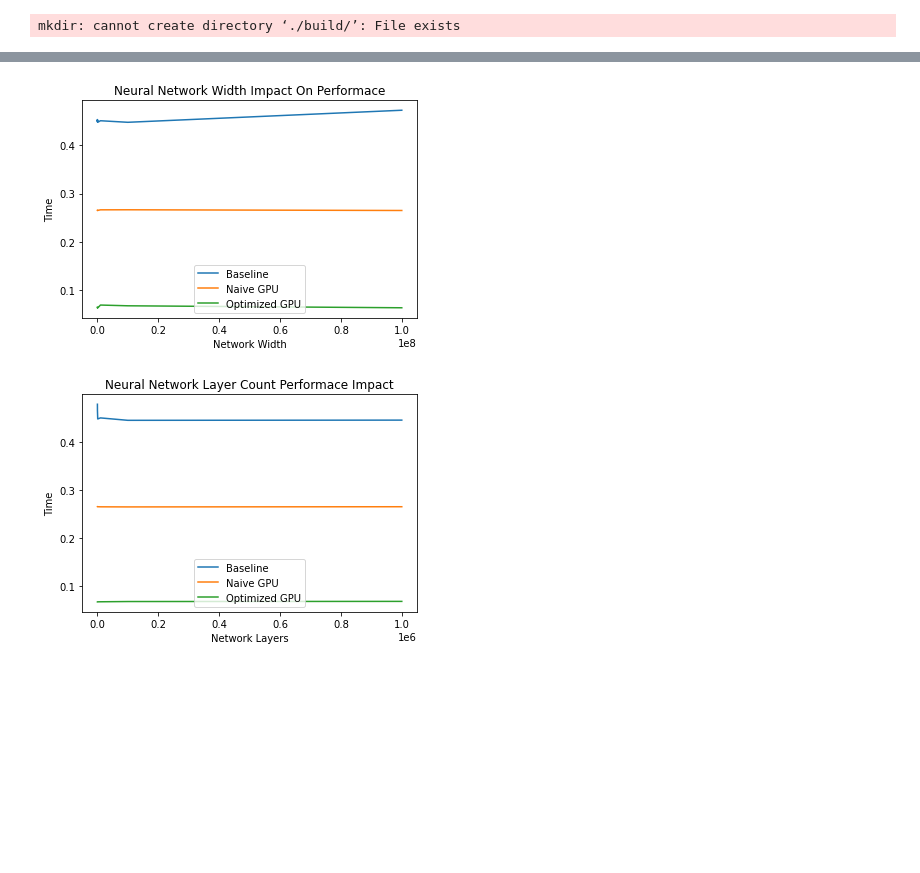
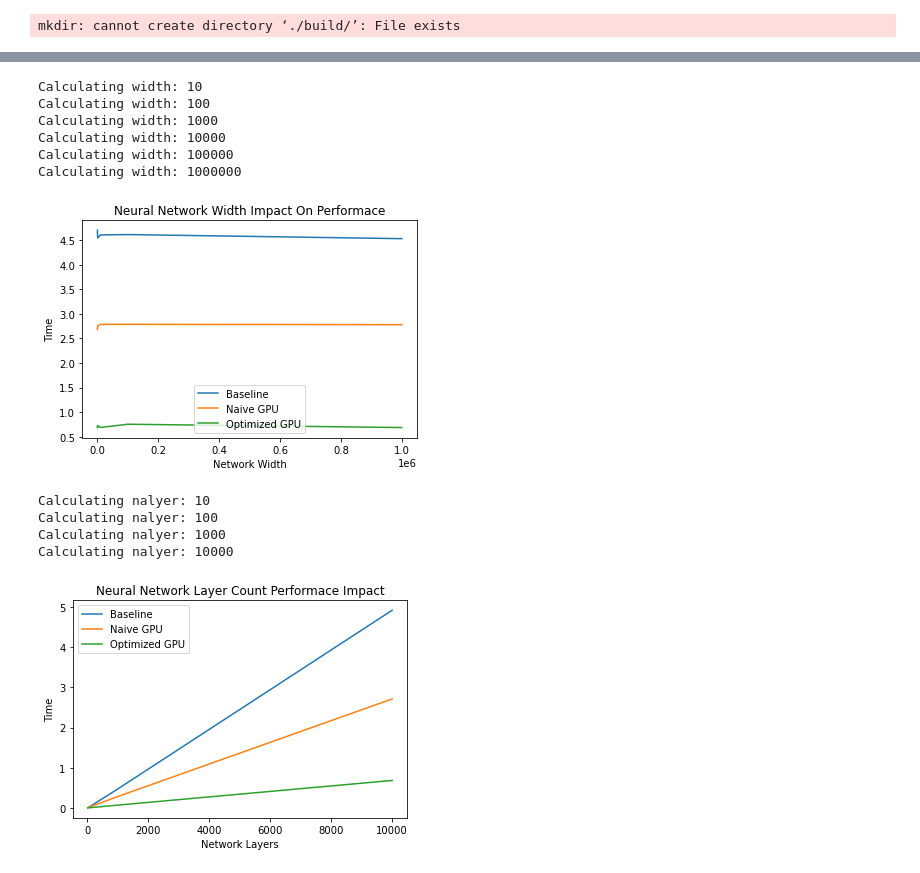
Before and after one commit to Depetrol/ScaleAI, a Jupyter notebook: performance.ipynb, the cells around one changed output, grey strips where cells are left out. Cells and saved outputs as stored; diff of their text form; code cells hidden in the pictures; blank space fills up the shorter version.

Commit message:
add plot

```diff
--- a/performance.ipynb
+++ b/performance.ipynb
@@ -60,15 +60,16 @@ Test_GPU(5000, 1024)
 import numpy as np
 import matplotlib.pyplot as plt
 # %%
-width_arr = [10, 100, 1000, 10000, 100000, 1000000, 10000000, 100000000]
+width_arr = [10, 100, 1000, 10000, 100000, 1000000]
 result_arr_Base = []
 result_arr_GPU_Naive = []
 result_arr_GPU = []
 
 for width in width_arr:
-    result_arr_Base.append( Test_Base(1000, width) )
-    result_arr_GPU_Naive.append( Test_GPU_Naive(1000, width) )
-    result_arr_GPU.append(Test_GPU(1000, width))
+    print("Calculating width:", width)
+    result_arr_Base.append( Test_Base(10000, width) )
+    result_arr_GPU_Naive.append( Test_GPU_Naive(10000, width) )
+    result_arr_GPU.append(Test_GPU(10000, width))
 
 x = np.array(width_arr)
 fig, ax = plt.subplots()
@@ -82,28 +83,39 @@ ax.set_title('Neural Network Width Impact On Performace')
 ax.legend()
 plt.show()
 # %% [output]
+Calculating width: 10
+Calculating width: 100
+Calculating width: 1000
+Calculating width: 10000
+Calculating width: 100000
+Calculating width: 1000000
-[figure, old version]
+[figure, new version]
 # %%
-nlayer_arr = [10, 100, 1000, 10000, 100000, 1000000]
+nlayer_arr = [10, 100, 1000, 10000]
 result_arr_Base = []
 result_arr_GPU_Naive = []
 result_arr_GPU = []
 
 for nlayer in nlayer_arr:
-    result_arr_Base.append( Test_Base(1000, nlayer) )
-    result_arr_GPU_Naive.append( Test_GPU_Naive(1000, nlayer) )
-    result_arr_GPU.append(Test_GPU(1000, nlayer))
+    print("Calculating nalyer:", nlayer)
+    result_arr_Base.append( Test_Base(nlayer, 1000) )
+    result_arr_GPU_Naive.append( Test_GPU_Naive(nlayer, 1000) )
+    result_arr_GPU.append(Test_GPU(nlayer, 1000))
 
 x = np.array(nlayer_arr)
 fig, ax = plt.subplots()
 ax.plot(x, result_arr_Base, label='Baseline')
 ax.plot(x, result_arr_GPU_Naive, label='Naive GPU')
-ax.plot(x, y_GPU, label='Optimized GPU')
+ax.plot(x, result_arr_GPU, label='Optimized GPU')
 
 ax.set_xlabel('Network Layers')
 ax.set_ylabel('Time')
 ax.set_title('Neural Network Layer Count Performace Impact')
 ax.legend()
 plt.show()
 # %% [output]
+Calculating nalyer: 10
+Calculating nalyer: 100
+Calculating nalyer: 1000
+Calculating nalyer: 10000
-[figure, old version]
+[figure, new version]
```
Also changed, not shown: parts of 2 cells of this notebook.
